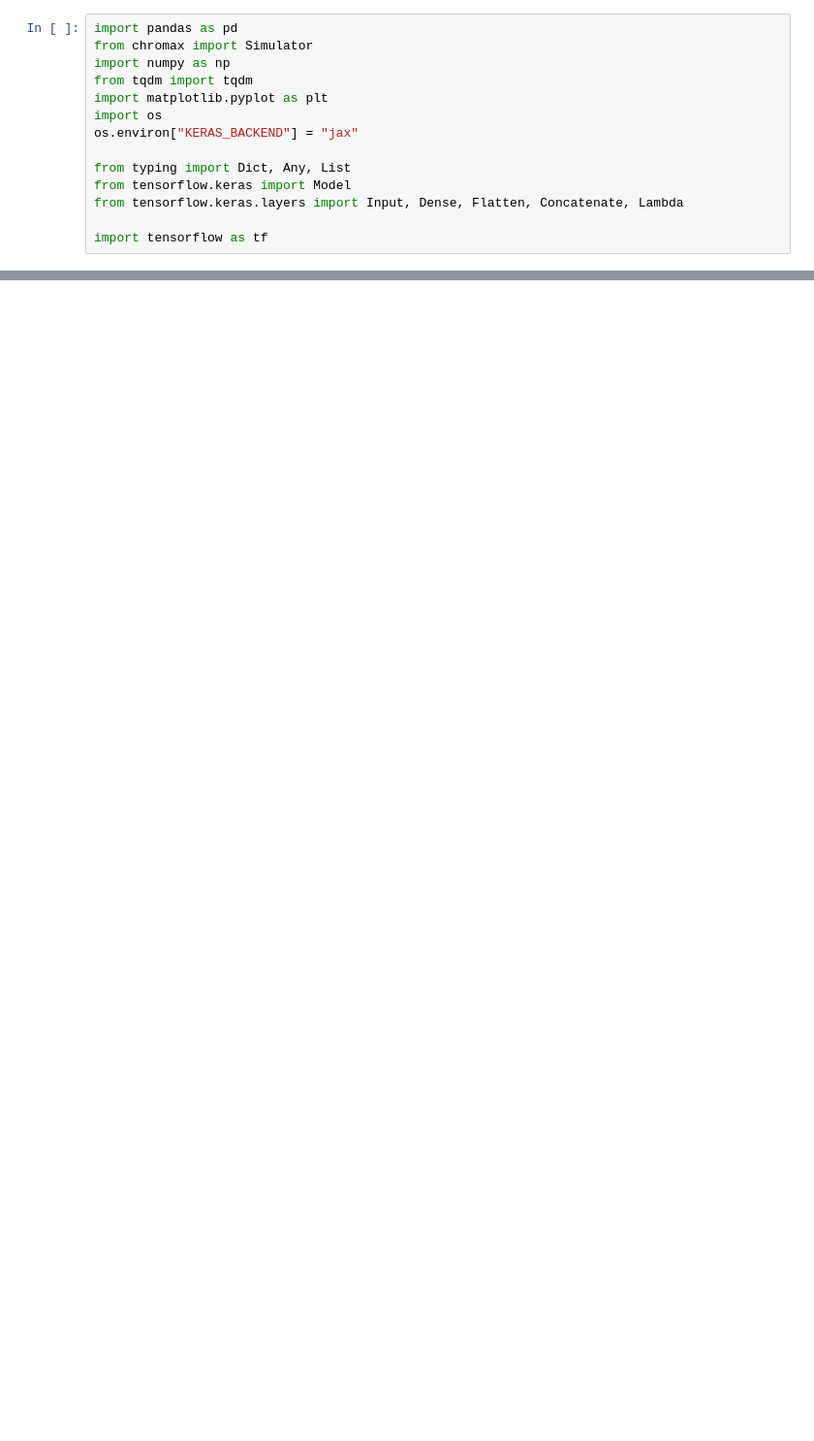
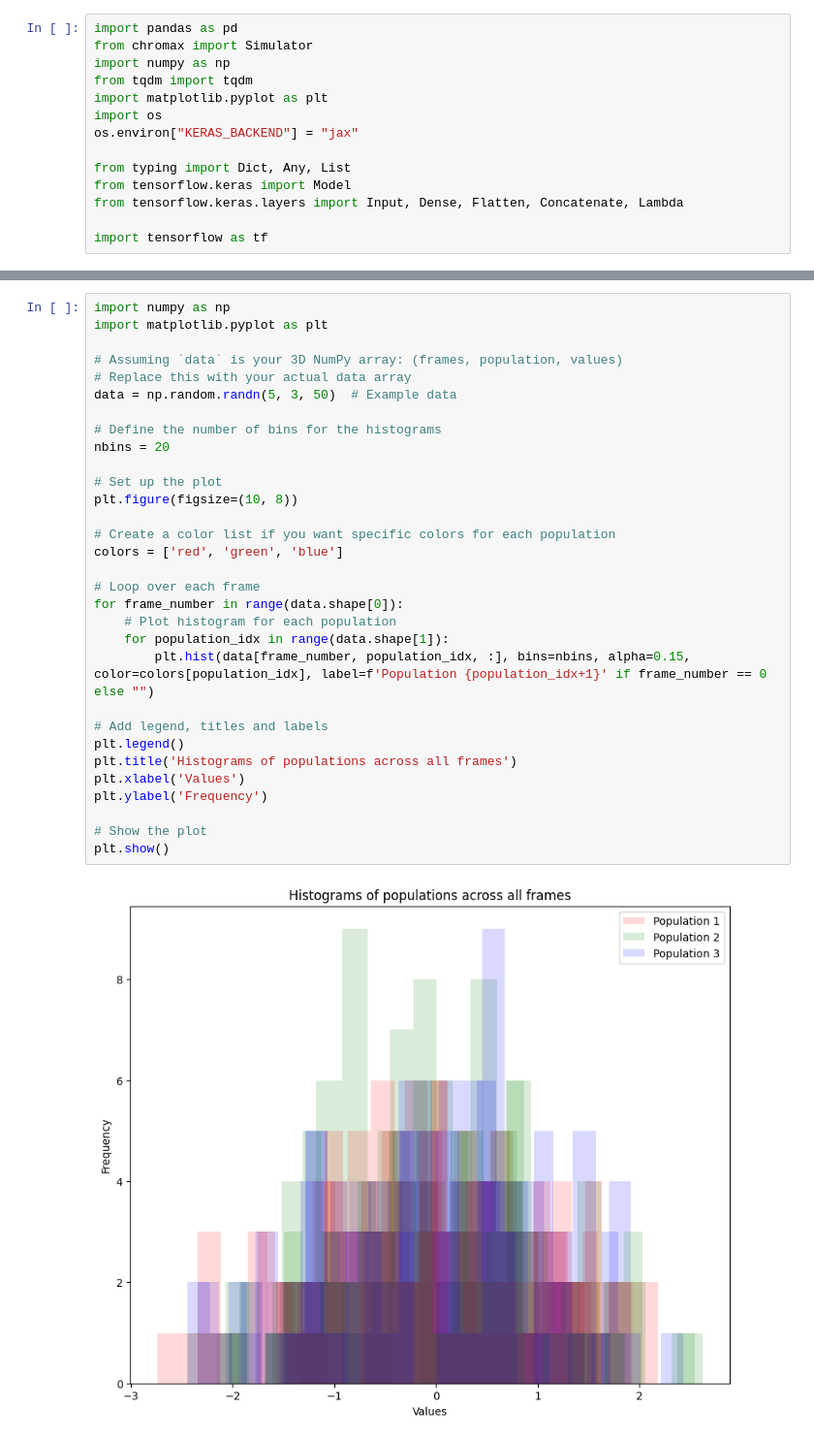
Before and after one commit to cjGO/breeder_agent, a Jupyter notebook: min.ipynb, the cells around one changed output, grey strips where cells are left out. Shown at 97% size. Saved outputs shown, nothing was run; the diff lists cells and outputs as text; blank space fills up the shorter version.

```diff
--- a/min.ipynb
+++ b/min.ipynb
@@ -235,0 +335,33 @@ first score list shape (3, 50)
+# %%
+import numpy as np
+import matplotlib.pyplot as plt
+
+# Assuming `data` is your 3D NumPy array: (frames, population, values)
+# Replace this with your actual data array
+data = np.random.randn(5, 3, 50)  # Example data
+
+# Define the number of bins for the histograms
+nbins = 20
+
+# Set up the plot
+plt.figure(figsize=(10, 8))
+
+# Create a color list if you want specific colors for each population
+colors = ['red', 'green', 'blue']
+
+# Loop over each frame
+for frame_number in range(data.shape[0]):
+    # Plot histogram for each population
+    for population_idx in range(data.shape[1]):
+        plt.hist(data[frame_number, population_idx, :], bins=nbins, alpha=0.15, color=colors[population_idx], label=f'Population {population_idx+1}' if frame_number == 0 else "")
+
+# Add legend, titles and labels
+plt.legend()
+plt.title('Histograms of populations across all frames')
+plt.xlabel('Values')
+plt.ylabel('Frequency')
+
+# Show the plot
+plt.show()
+# %% [output]
+[figure, added]
```
Also changed, not shown: parts of 18 cells of this notebook, 1 other file.
